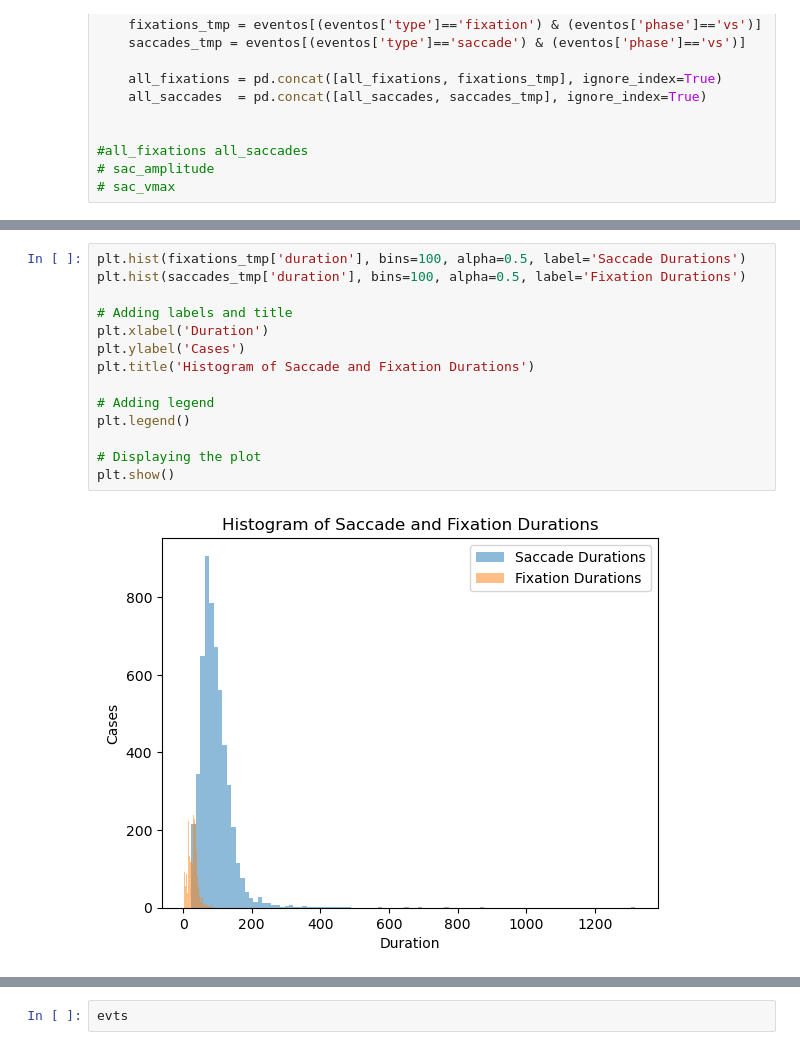
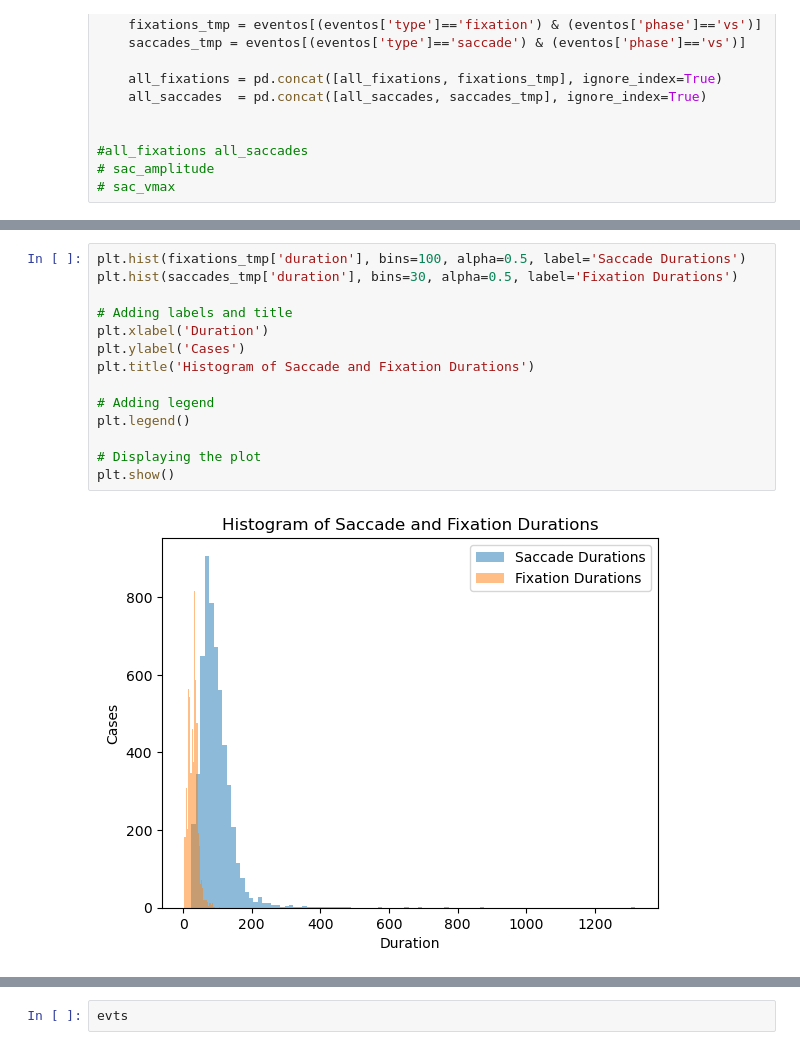
Before and after one commit to incubodac/EEGDECONV, a Jupyter notebook: MNEunfold.ipynb, the cells around one changed output, grey strips where cells are left out. Saved outputs shown, nothing was run; the diff lists cells and outputs as text.

```diff
--- a/MNEunfold.ipynb
+++ b/MNEunfold.ipynb
@@ -308,16 +273,16 @@ all_fixations= all_fixations.append(fixations_tmp, ignore_index=True)
 # %%
 plt.hist(fixations_tmp['duration'], bins=100, alpha=0.5, label='Saccade Durations')
-plt.hist(saccades_tmp['duration'], bins=100, alpha=0.5, label='Fixation Durations')
+plt.hist(saccades_tmp['duration'], bins=30, alpha=0.5, label='Fixation Durations')
 
 # Adding labels and title
 plt.xlabel('Duration')
 plt.ylabel('Cases')
 plt.title('Histogram of Saccade and Fixation Durations')
 
 # Adding legend
 plt.legend()
 
 # Displaying the plot
 plt.show()
 # %% [output]
-[figure, old version]
+[figure, new version]
```
Also changed, not shown: parts of 17 cells of this notebook, 4 other files.
